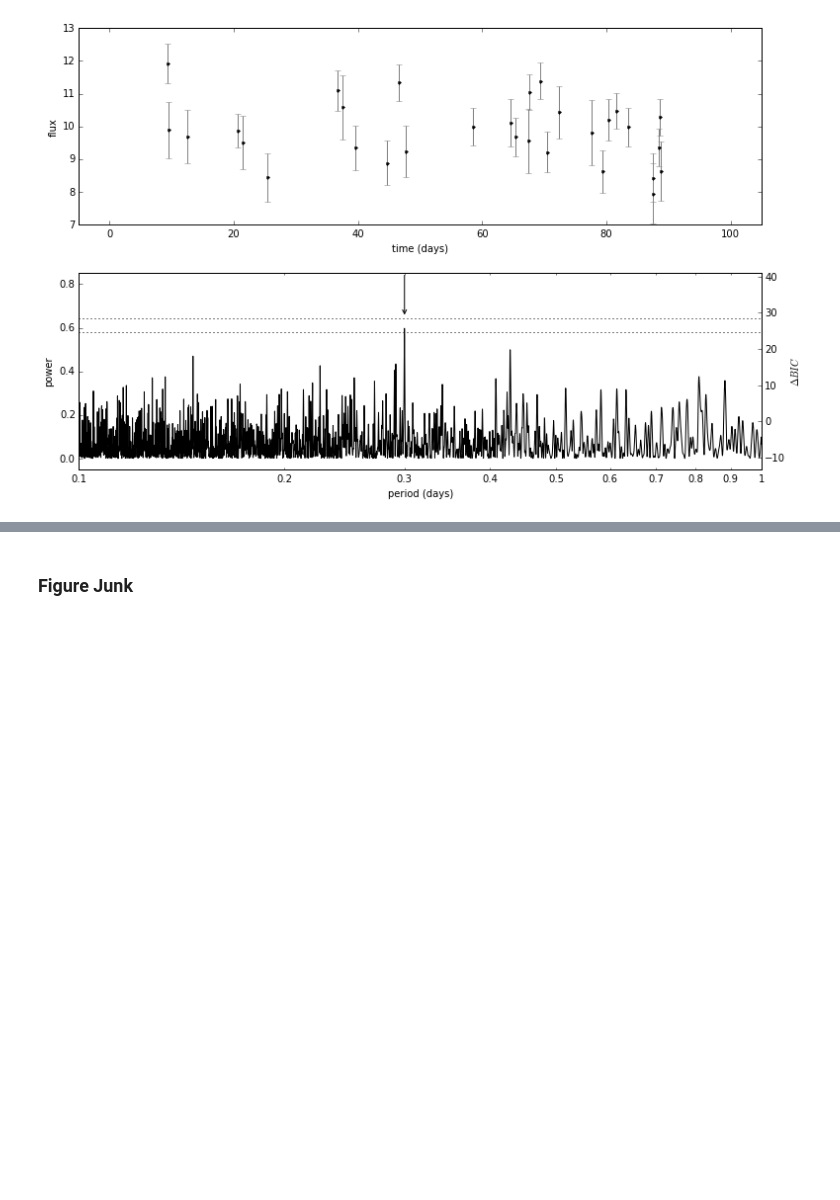
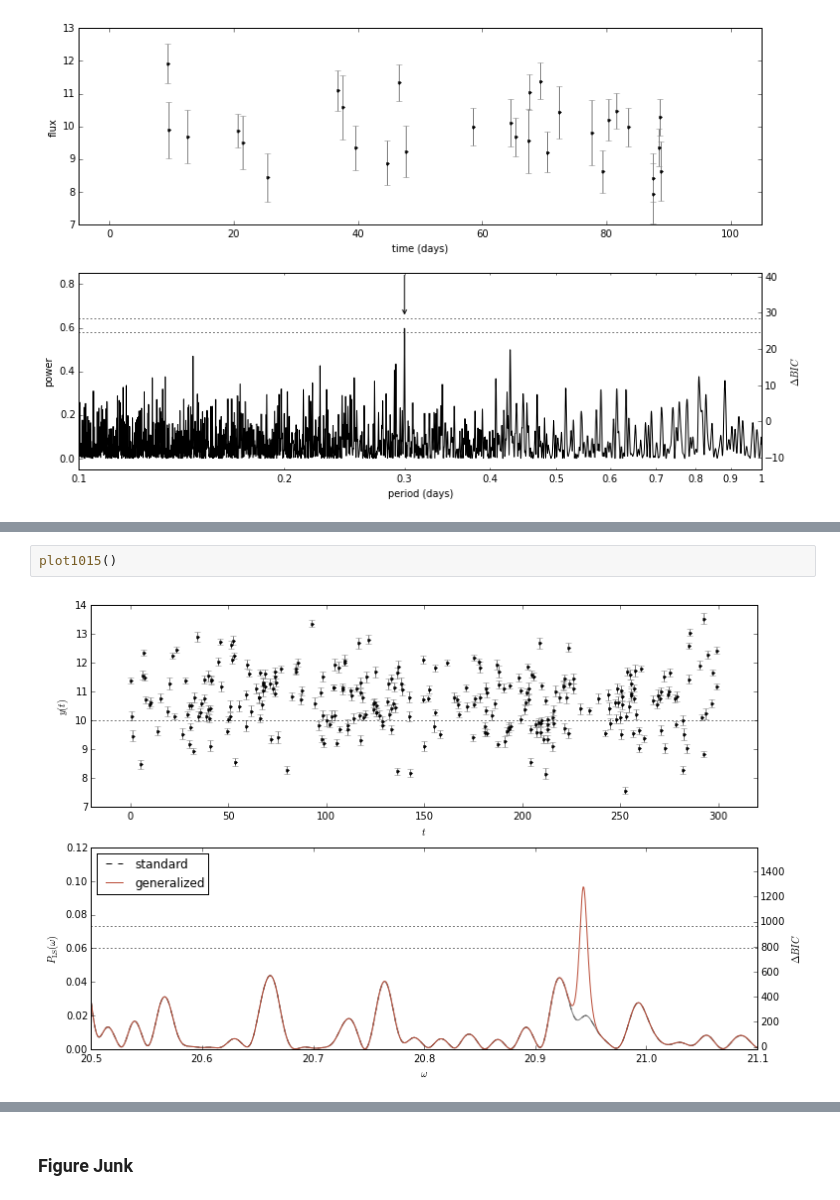
Before and after one commit to YastroML/YastroML, a Jupyter notebook: Session19_150219/Ch10_TimeSeries.ipynb, the cells around one changed output, grey strips where cells are left out. Cells and saved outputs as stored; diff of their text form; blank space fills up the shorter version.

```diff
--- a/Session19_150219/Ch10_TimeSeries.ipynb
+++ b/Session19_150219/Ch10_TimeSeries.ipynb
@@ -767,0 +780,4 @@ plot1015()
+# %%
+plot1015()
+# %% [output]
+[figure, added]
```
Also changed, not shown: parts of 7 cells of this notebook, 1 other file.
